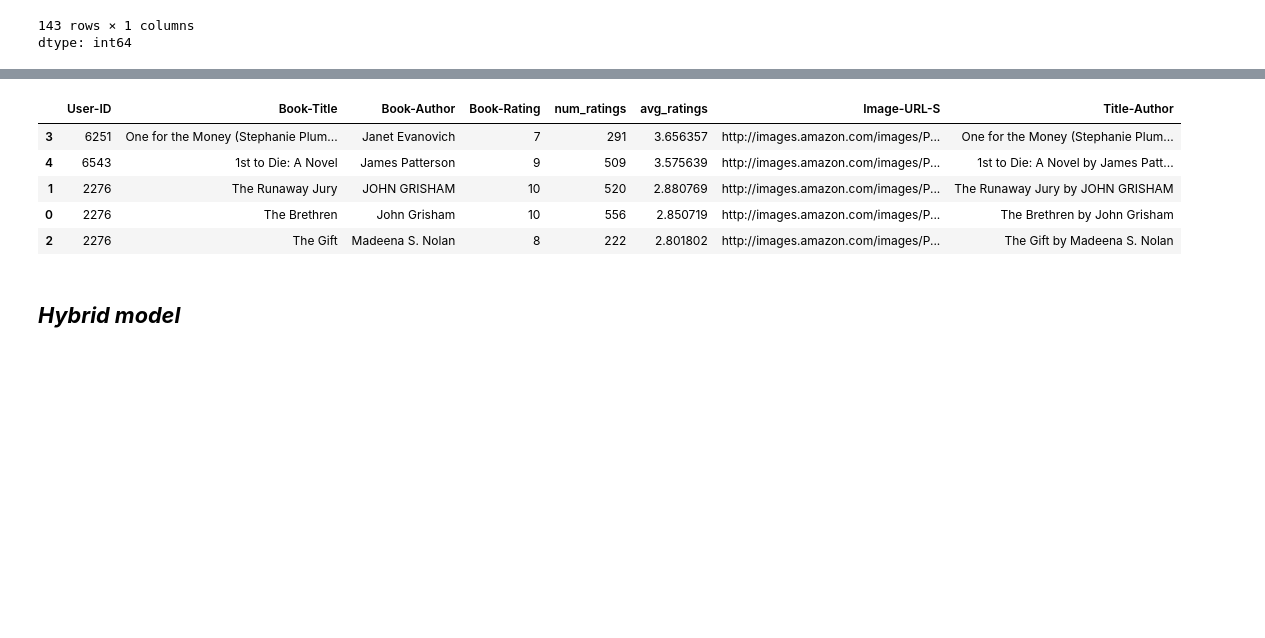
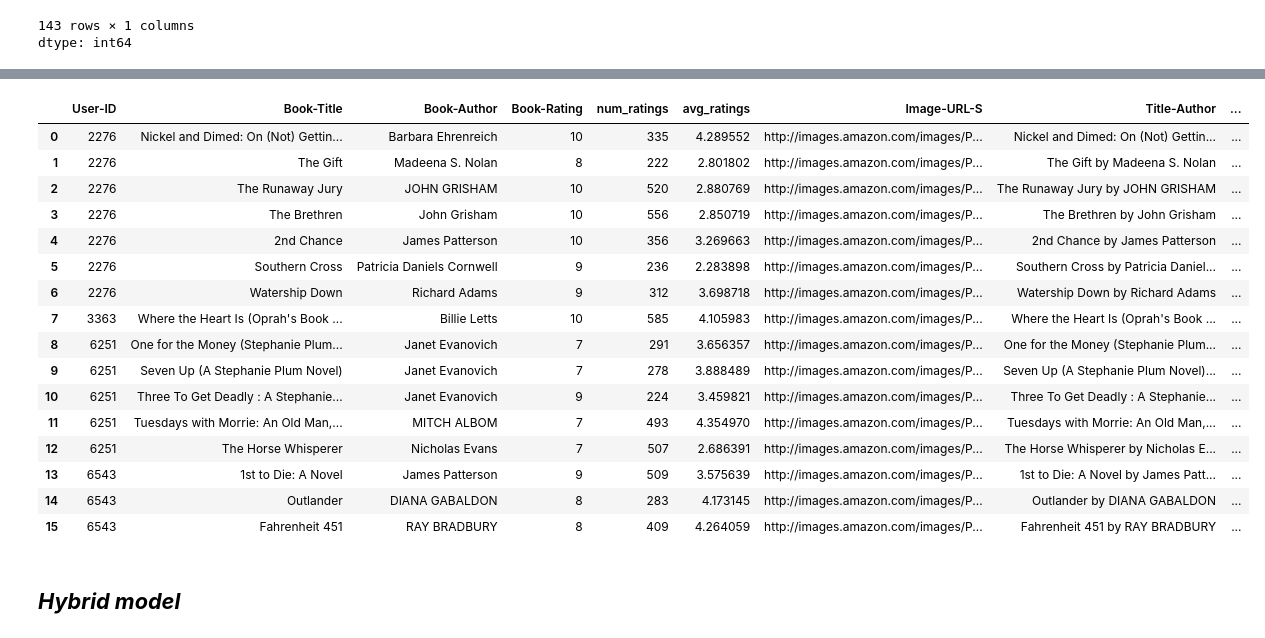
Before and after one commit to vidhan66/Book-Recommendation-System, a Jupyter notebook: Book_Recommendation_System.ipynb, the cells around one changed output, grey strips where cells are left out. Cells and saved outputs as stored; diff of their text form; code cells hidden in the pictures; blank space fills up the shorter version.

```diff
--- a/Book_Recommendation_System.ipynb
+++ b/Book_Recommendation_System.ipynb
@@ -614,19 +609,34 @@ def recommend(book_name, user_id):
         for book in recommendations
     }
 
-    sorted_recommendations = sorted(recommendation_scores.items(), key=lambda x: x[1], reverse=True)[:5]
+    sorted_recommendations = sorted(recommendation_scores.items(), key=lambda x: x[1], reverse=True)
+    sorted_recommendations = [rec for rec in sorted_recommendations if rec[0] != book_name]
 
-    return CF_data1[CF_data1['Title-Author'].isin([book for book, score in sorted_recommendations])].reset_index(drop=True)
+    recommended_books_df = CF_data1[CF_data1['Title-Author'].isin([book for book, score in sorted_recommendations])].reset_index(drop=True)
+    recommended_books_df['CF_Score'] = recommended_books_df['Title-Author'].map(recommendation_scores)
+
+    return recommended_books_df
 # %%
-recommendations_cf = pd.DataFrame(recommend("The Kitchen God's Wife by Amy Tan", user_id=254), columns=['User-ID','Book-Title','Book-Author','Book-Rating','num_ratings','avg_ratings','Image-URL-S','Title-Author'])
-recommendations_cf.sort_values('avg_ratings',ascending=False)
+recommendations_cf = recommend("The Kitchen God's Wife by Amy Tan", user_id=254)
+recommendations_cf
 # %% [output]
-|  | User-ID | Book-Title | Book-Author | Book-Rating | num_ratings | avg_ratings | Image-URL-S | Title-Author |
-| 3 | 6251 | One for the Money (Stephanie Plum... | Janet Evanovich | 7 | 291 | 3.656357 | http://images.amazon.com/images/P... | One for the Money (Stephanie Plum... |
-| 4 | 6543 | 1st to Die: A Novel | James Patterson | 9 | 509 | 3.575639 | http://images.amazon.com/images/P... | 1st to Die: A Novel by James Patt... |
-| 1 | 2276 | The Runaway Jury | JOHN GRISHAM | 10 | 520 | 2.880769 | http://images.amazon.com/images/P... | The Runaway Jury by JOHN GRISHAM |
-| 0 | 2276 | The Brethren | John Grisham | 10 | 556 | 2.850719 | http://images.amazon.com/images/P... | The Brethren by John Grisham |
-| 2 | 2276 | The Gift | Madeena S. Nolan | 8 | 222 | 2.801802 | http://images.amazon.com/images/P... | The Gift by Madeena S. Nolan |
+|  | User-ID | Book-Title | Book-Author | Book-Rating | num_ratings | avg_ratings | Image-URL-S | Title-Author | ... |
+| 0 | 2276 | Nickel and Dimed: On (Not) Gettin... | Barbara Ehrenreich | 10 | 335 | 4.289552 | http://images.amazon.com/images/P... | Nickel and Dimed: On (Not) Gettin... | ... |
+| 1 | 2276 | The Gift | Madeena S. Nolan | 8 | 222 | 2.801802 | http://images.amazon.com/images/P... | The Gift by Madeena S. Nolan | ... |
+| 2 | 2276 | The Runaway Jury | JOHN GRISHAM | 10 | 520 | 2.880769 | http://images.amazon.com/images/P... | The Runaway Jury by JOHN GRISHAM | ... |
+| 3 | 2276 | The Brethren | John Grisham | 10 | 556 | 2.850719 | http://images.amazon.com/images/P... | The Brethren by John Grisham | ... |
+| 4 | 2276 | 2nd Chance | James Patterson | 10 | 356 | 3.269663 | http://images.amazon.com/images/P... | 2nd Chance by James Patterson | ... |
+| 5 | 2276 | Southern Cross | Patricia Daniels Cornwell | 9 | 236 | 2.283898 | http://images.amazon.com/images/P... | Southern Cross by Patricia Daniel... | ... |
+| 6 | 2276 | Watership Down | Richard Adams | 9 | 312 | 3.698718 | http://images.amazon.com/images/P... | Watership Down by Richard Adams | ... |
+| 7 | 3363 | Where the Heart Is (Oprah's Book ... | Billie Letts | 10 | 585 | 4.105983 | http://images.amazon.com/images/P... | Where the Heart Is (Oprah's Book ... | ... |
+| 8 | 6251 | One for the Money (Stephanie Plum... | Janet Evanovich | 7 | 291 | 3.656357 | http://images.amazon.com/images/P... | One for the Money (Stephanie Plum... | ... |
+| 9 | 6251 | Seven Up (A Stephanie Plum Novel) | Janet Evanovich | 7 | 278 | 3.888489 | http://images.amazon.com/images/P... | Seven Up (A Stephanie Plum Novel)... | ... |
+| 10 | 6251 | Three To Get Deadly : A Stephanie... | Janet Evanovich | 9 | 224 | 3.459821 | http://images.amazon.com/images/P... | Three To Get Deadly : A Stephanie... | ... |
+| 11 | 6251 | Tuesdays with Morrie: An Old Man,... | MITCH ALBOM | 7 | 493 | 4.354970 | http://images.amazon.com/images/P... | Tuesdays with Morrie: An Old Man,... | ... |
+| 12 | 6251 | The Horse Whisperer | Nicholas Evans | 7 | 507 | 2.686391 | http://images.amazon.com/images/P... | The Horse Whisperer by Nicholas E... | ... |
+| 13 | 6543 | 1st to Die: A Novel | James Patterson | 9 | 509 | 3.575639 | http://images.amazon.com/images/P... | 1st to Die: A Novel by James Patt... | ... |
+| 14 | 6543 | Outlander | DIANA GABALDON | 8 | 283 | 4.173145 | http://images.amazon.com/images/P... | Outlander by DIANA GABALDON | ... |
+| 15 | 6543 | Fahrenheit 451 | RAY BRADBURY | 8 | 409 | 4.264059 | http://images.amazon.com/images/P... | Fahrenheit 451 by RAY BRADBURY | ... |
 # %% [markdown]
 ## ***Hybrid model***
 # %%
```
Also changed, not shown: parts of 19 cells of this notebook.
